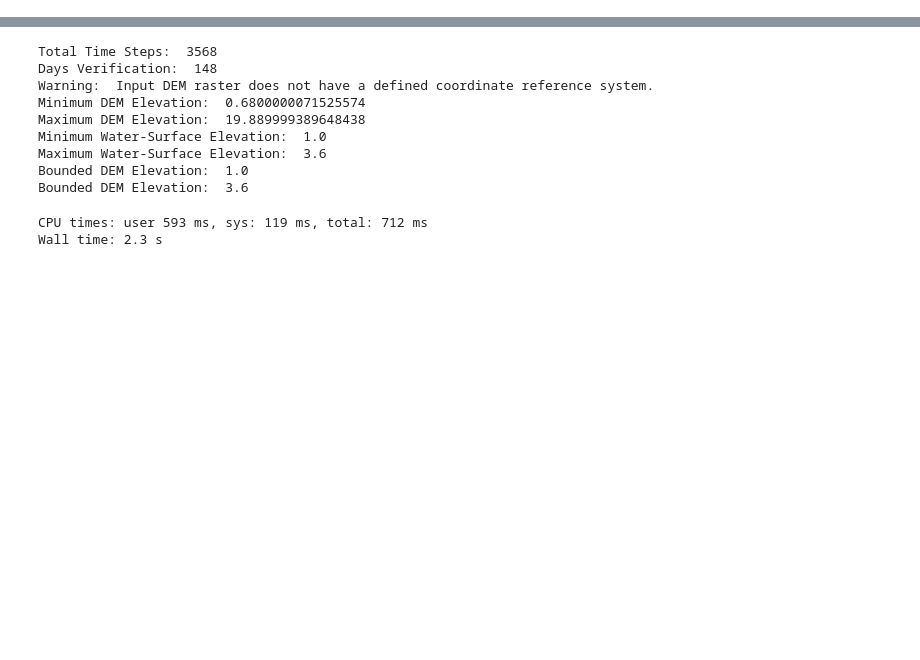
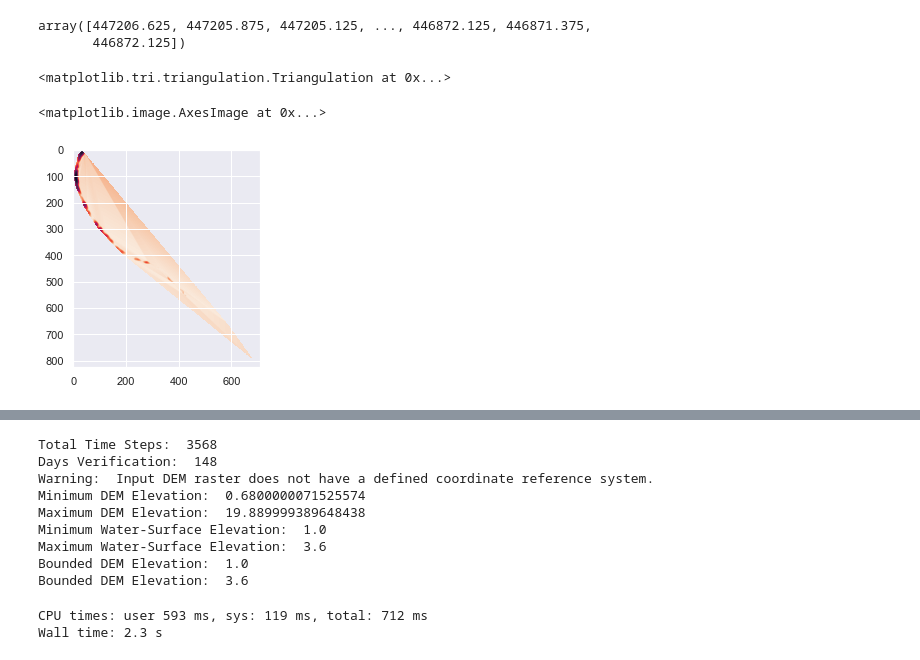
Before and after one commit to crvernon/atiim, a Jupyter notebook: noteboooks/quickstarter.ipynb, the cells around one changed output, grey strips where cells are left out. Saved outputs shown, nothing was run; the diff lists cells and outputs as text; code cells hidden in the pictures; blank space fills up the shorter version.

```diff
--- a/noteboooks/quickstarter.ipynb
+++ b/noteboooks/quickstarter.ipynb
@@ -39,0 +81,2 @@ hour_interval = 1.0
+# %%
+dfi = dfx.loc[dfx['value'] < 2.0].copy()
@@ -39,0 +89,38 @@ hour_interval = 1.0
+# %%
+dfi.x.values
+# %% [output]
+array([447206.625, 447205.875, 447205.125, ..., 446872.125, 446871.375,
+       446872.125])
+# %%
+triFn = Triangulation(dfi.x.values, dfi.y.values)
+# %%
+triFn
+# %% [output]
+<matplotlib.tri.triangulation.Triangulation at 0x...>
+# %%
+linTriFn = LinearTriInterpolator(triFn, dfi.value.values)
+# %%
+totalPointsArray = dfi.values.copy()
+# %%
+#define raster resolution in (m)
+rasterRes = 0.5
+
+xCoords = np.arange(totalPointsArray[:,0].min(), totalPointsArray[:,0].max()+rasterRes, rasterRes)
+yCoords = np.arange(totalPointsArray[:,1].min(), totalPointsArray[:,1].max()+rasterRes, rasterRes)
+zCoords = np.zeros([yCoords.shape[0],xCoords.shape[0]])
+
+#loop among each cell in the raster extension
+for indexX, x in np.ndenumerate(xCoords):
+    for indexY, y in np.ndenumerate(yCoords):
+        tempZ = linTriFn(x, y)
+        #filtering masked values
+        if tempZ == tempZ:
+            zCoords[indexY,indexX]=tempZ
+        else:
+            zCoords[indexY,indexX]=np.nan
+
+#preliminary representation of the interpolated values
+plt.imshow(zCoords)
+# %% [output]
+<matplotlib.image.AxesImage at 0x...>
+[figure, added]
```
Also changed, not shown: parts of 21 cells of this notebook, 1 other file.
